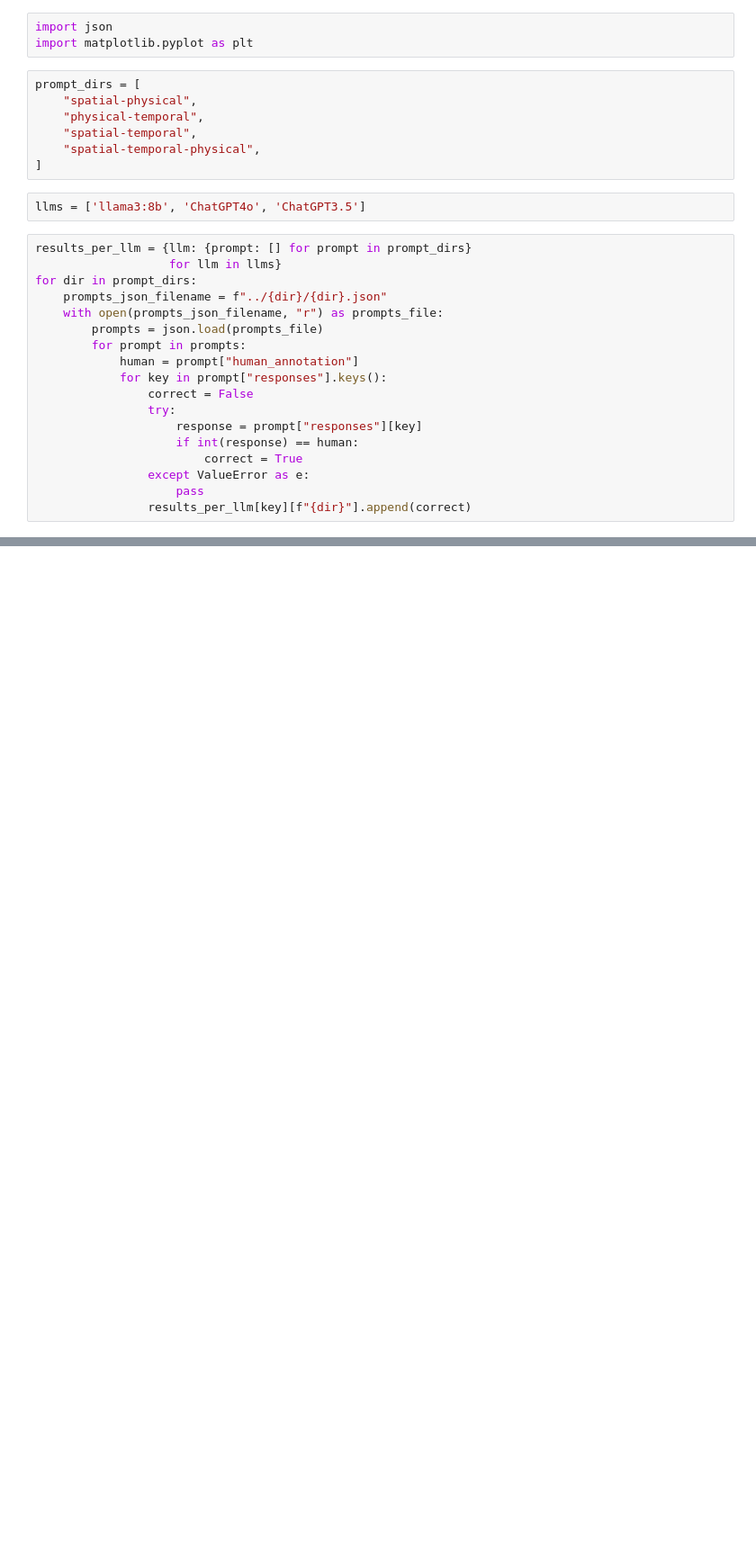
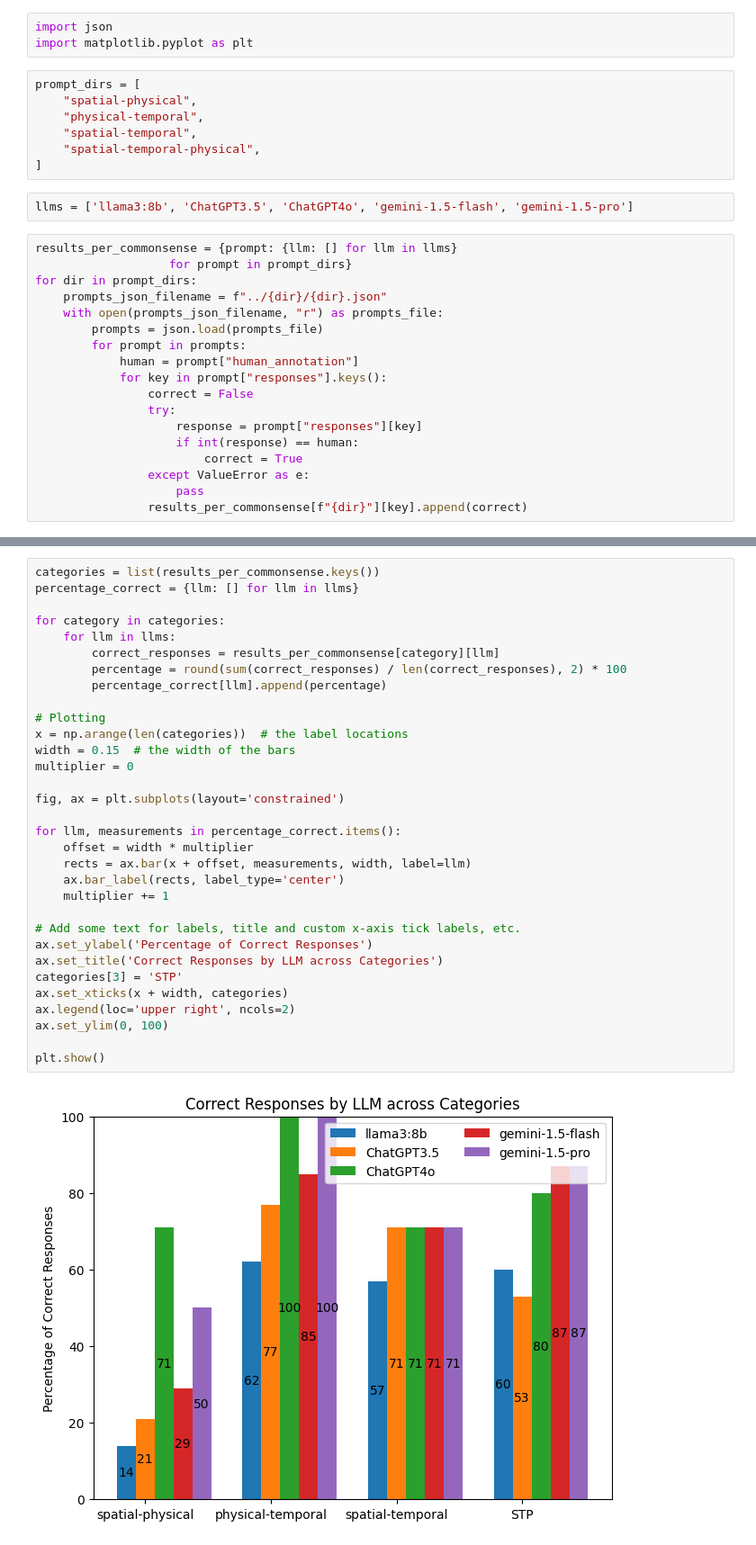
Before and after one commit to jonathanbcarlson/CS263Project, a Jupyter notebook: result_calculations/calculateLLMStats.ipynb, the cells around one changed output, grey strips where cells are left out. Shown: that part at 90% size. Drawn from its saved outputs; the diff is of its cells as text; blank space fills up the shorter version.

Commit message:
results: plot llm response per category and combined into one big bar plot

```diff
--- a/result_calculations/calculateLLMStats.ipynb
+++ b/result_calculations/calculateLLMStats.ipynb
@@ -9,10 +9,10 @@ prompt_dirs = [
     "spatial-temporal-physical",
 ]
 # %%
-llms = ['llama3:8b', 'ChatGPT4o', 'ChatGPT3.5']
+llms = ['llama3:8b', 'ChatGPT3.5', 'ChatGPT4o', 'gemini-1.5-flash', 'gemini-1.5-pro']
 # %%
-results_per_llm = {llm: {prompt: [] for prompt in prompt_dirs}
-                   for llm in llms}
+results_per_commonsense = {prompt: {llm: [] for llm in llms}
+                   for prompt in prompt_dirs}
 for dir in prompt_dirs:
     prompts_json_filename = f"../{dir}/{dir}.json"
     with open(prompts_json_filename, "r") as prompts_file:
@@ -27,4 +27,4 @@ for dir in prompt_dirs:
                         correct = True
                 except ValueError as e:
                     pass
-                results_per_llm[key][f"{dir}"].append(correct)
+                results_per_commonsense[f"{dir}"][key].append(correct)
@@ -38,0 +31,34 @@ len(results_per_llm['ChatGPT4o']['spatial-physical'])
+# %%
+categories = list(results_per_commonsense.keys())
+percentage_correct = {llm: [] for llm in llms}
+
+for category in categories:
+    for llm in llms:
+        correct_responses = results_per_commonsense[category][llm]
+        percentage = round(sum(correct_responses) / len(correct_responses), 2) * 100
+        percentage_correct[llm].append(percentage)
+
+# Plotting
+x = np.arange(len(categories))  # the label locations
+width = 0.15  # the width of the bars
+multiplier = 0
+
+fig, ax = plt.subplots(layout='constrained')
+
+for llm, measurements in percentage_correct.items():
+    offset = width * multiplier
+    rects = ax.bar(x + offset, measurements, width, label=llm)
+    ax.bar_label(rects, label_type='center')
+    multiplier += 1
+
+# Add some text for labels, title and custom x-axis tick labels, etc.
+ax.set_ylabel('Percentage of Correct Responses')
+ax.set_title('Correct Responses by LLM across Categories')
+categories[3] = 'STP'
+ax.set_xticks(x + width, categories)
+ax.legend(loc='upper right', ncols=2)
+ax.set_ylim(0, 100)
+
+plt.show()
+# %% [output]
+[figure, added]
```
Also changed, not shown: parts of 5 cells of this notebook.
